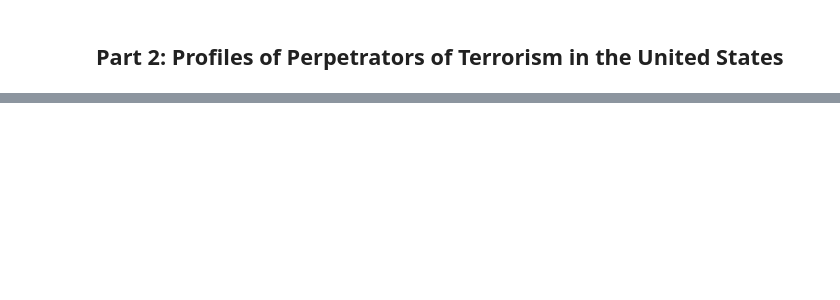
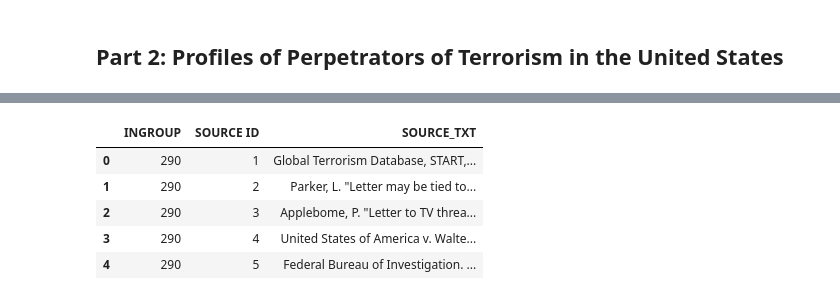
Before and after one commit to com-480-data-visualization/project-2023-yeravizard, a Jupyter notebook: scripts/exploration.ipynb, the cells around one changed output, grey strips where cells are left out. Cells and saved outputs as stored; diff of their text form; code cells hidden in the pictures; blank space fills up the shorter version.

```diff
--- a/scripts/exploration.ipynb
+++ b/scripts/exploration.ipynb
@@ -297,0 +239,3 @@ PPTUS.head()
+# %%
+# NOTE: This takes about __ minutes to run the first time
+PPTUS_data, PPTUS_sources = load_PPTUS()
@@ -297,0 +253,9 @@ PPTUS.head()
+# %%
+PPTUS_sources.head()
+# %% [output]
+|  | INGROUP | SOURCE ID | SOURCE_TXT |
+| 0 | 290 | 1 | Global Terrorism Database, START,... |
+| 1 | 290 | 2 | Parker, L. "Letter may be tied to... |
+| 2 | 290 | 3 | Applebome, P. "Letter to TV threa... |
+| 3 | 290 | 4 | United States of America v. Walte... |
+| 4 | 290 | 5 | Federal Bureau of Investigation. ... |
```
Also changed, not shown: parts of 22 cells of this notebook, 3 other files.
